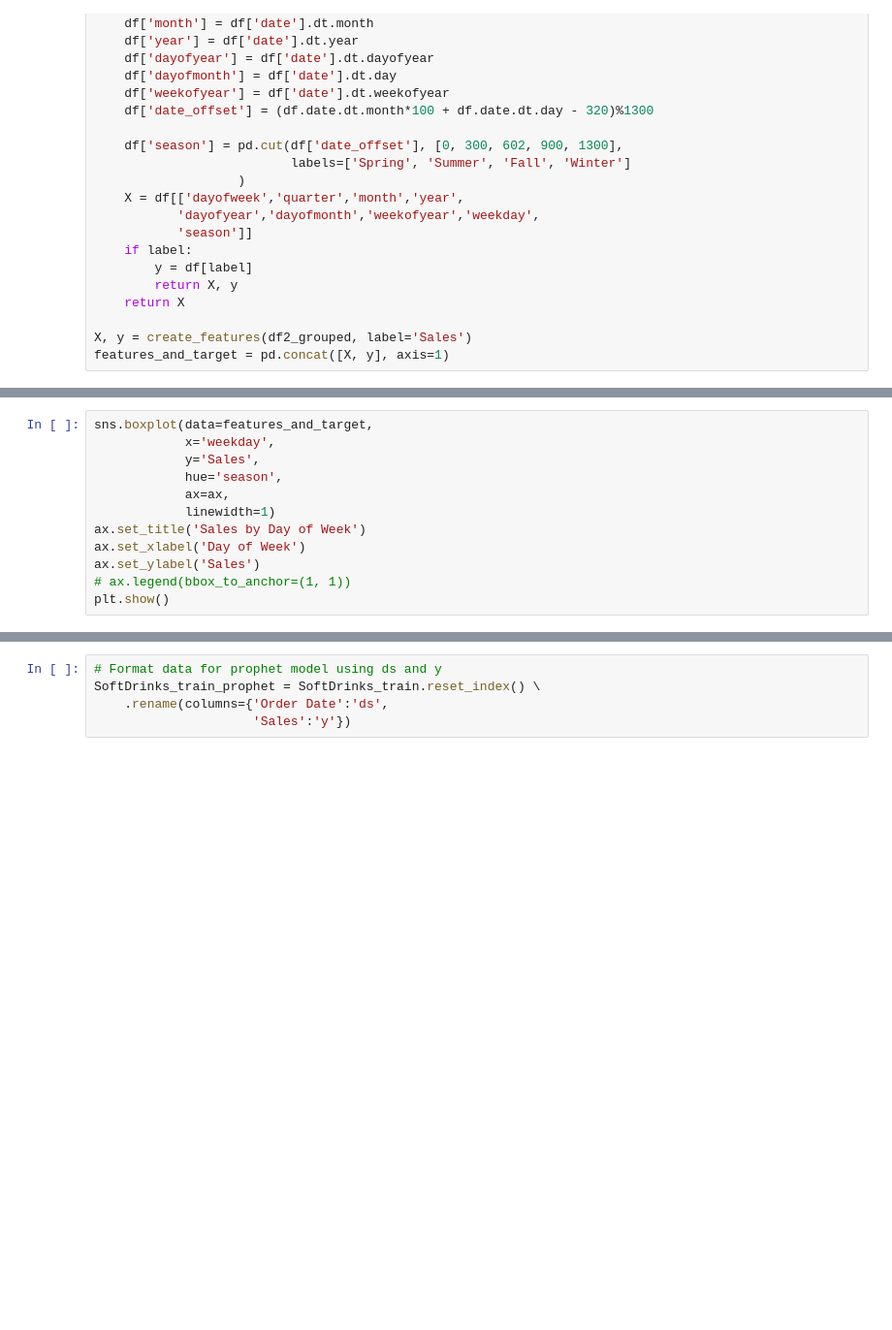
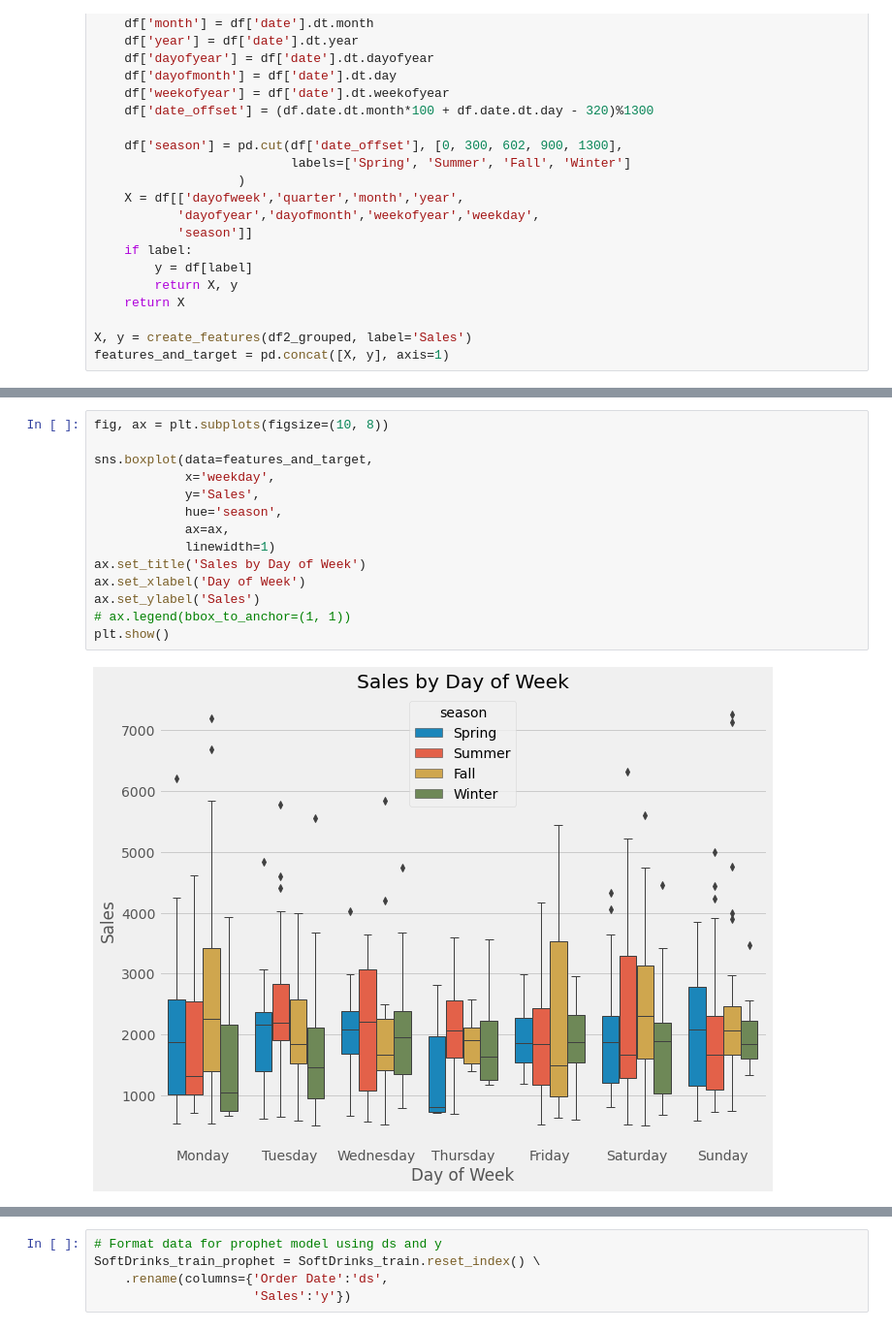
Before and after one commit to ruwzeta/1007FinalProject, a Jupyter notebook: Data Cleaning and Top 3 Sub Category Predictions.ipynb, the cells around one changed output, grey strips where cells are left out. Shown at 97% size. Drawn from its saved outputs; the diff is of its cells as text; blank space fills up the shorter version.

```diff
--- a/Data Cleaning and Top 3 Sub Category Predictions.ipynb
+++ b/Data Cleaning and Top 3 Sub Category Predictions.ipynb
@@ -820,15 +1139,19 @@ features_and_target
 # %%
+fig, ax = plt.subplots(figsize=(10, 8))
+
 sns.boxplot(data=features_and_target,
             x='weekday',
             y='Sales',
             hue='season',
             ax=ax,
             linewidth=1)
 ax.set_title('Sales by Day of Week')
 ax.set_xlabel('Day of Week')
 ax.set_ylabel('Sales')
 # ax.legend(bbox_to_anchor=(1, 1))
 plt.show()
+# %% [output]
+[figure, added]
 # %%
 split_date = '1-Jan-2018'
 SoftDrinks_train = df2_grouped.loc[df2_grouped.index <= split_date].copy()
```
Also changed, not shown: parts of 71 cells of this notebook, 1 other file.
